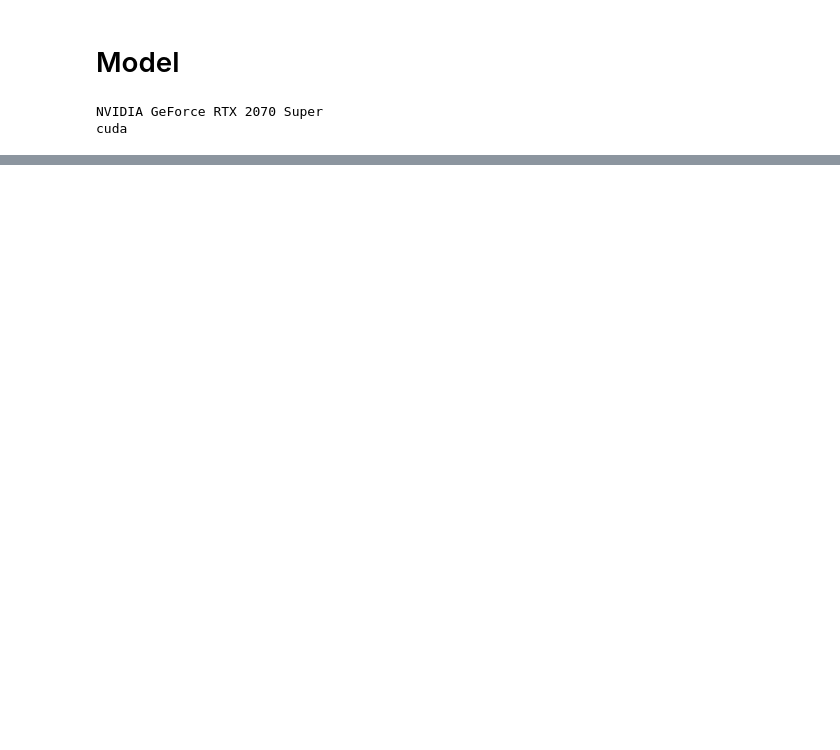
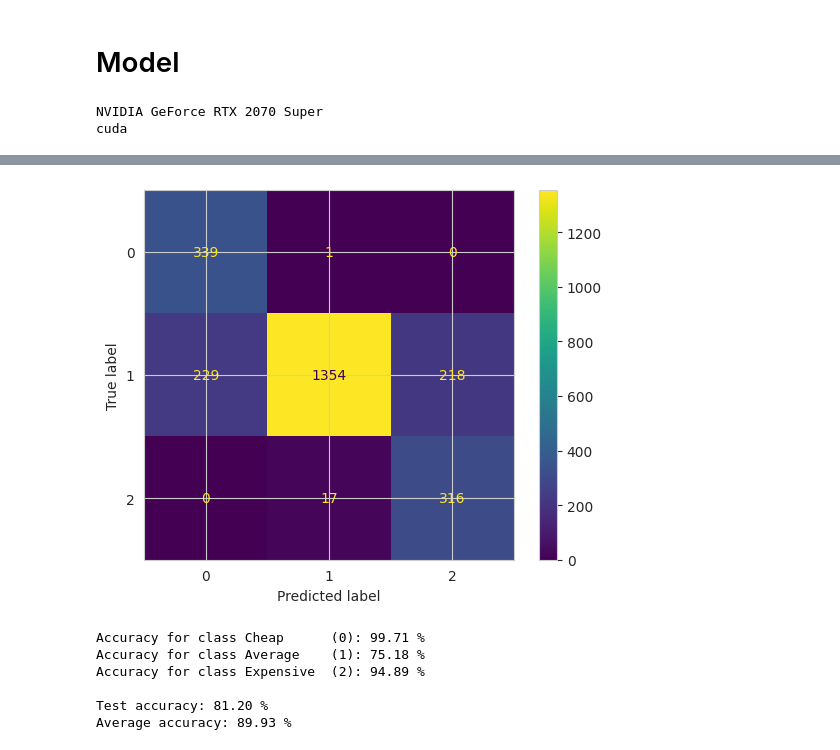
Before and after one commit to VisteK528/SztuczneSieciNeuronowe, a Jupyter notebook: mini_projekt_2/apartments_project.ipynb, the cells around one changed output, grey strips where cells are left out. Cells and saved outputs as stored; diff of their text form; code cells hidden in the pictures; blank space fills up the shorter version.

Commit message:
Further work on mini project 2, somehow fixed problem of minor classes

```diff
--- a/mini_projekt_2/apartments_project.ipynb
+++ b/mini_projekt_2/apartments_project.ipynb
@@ -361,0 +383,12 @@ torch.save(state_dict, "apartments_86_77_test.tar")
+# %%
+test_y = np.concatenate(test_y)
+test_y_hat = np.concatenate(test_y_hat)
+# %%
+cm = confusion_matrix(test_y, test_y_hat)
+# %%
+
+disp = ConfusionMatrixDisplay(cm, display_labels=[str(x) for x in range(cm.shape[0])])
+disp.plot()
+plt.show()
+# %% [output]
+[figure, added]
@@ -361,0 +403,15 @@ torch.save(state_dict, "apartments_86_77_test.tar")
+# %%
+accuracies = accuracies_for_classes(cm)
+labels = ["Cheap", "Average", "Expensive"]
+for i, acc in enumerate(accuracies):
+    print(f"Accuracy for class {labels[i]:<10} ({i}): {acc:.2f} %")
+print()
+print(f"Test accuracy: {test_accuracy:.2f} %")
+print(f"Average accuracy: {sum(accuracies)/3:.2f} %")
+# %% [output]
+Accuracy for class Cheap      (0): 99.71 %
+Accuracy for class Average    (1): 75.18 %
+Accuracy for class Expensive  (2): 94.89 %
+
+Test accuracy: 81.20 %
+Average accuracy: 89.93 %
```
Also changed, not shown: parts of 19 cells of this notebook, 1 other file.
